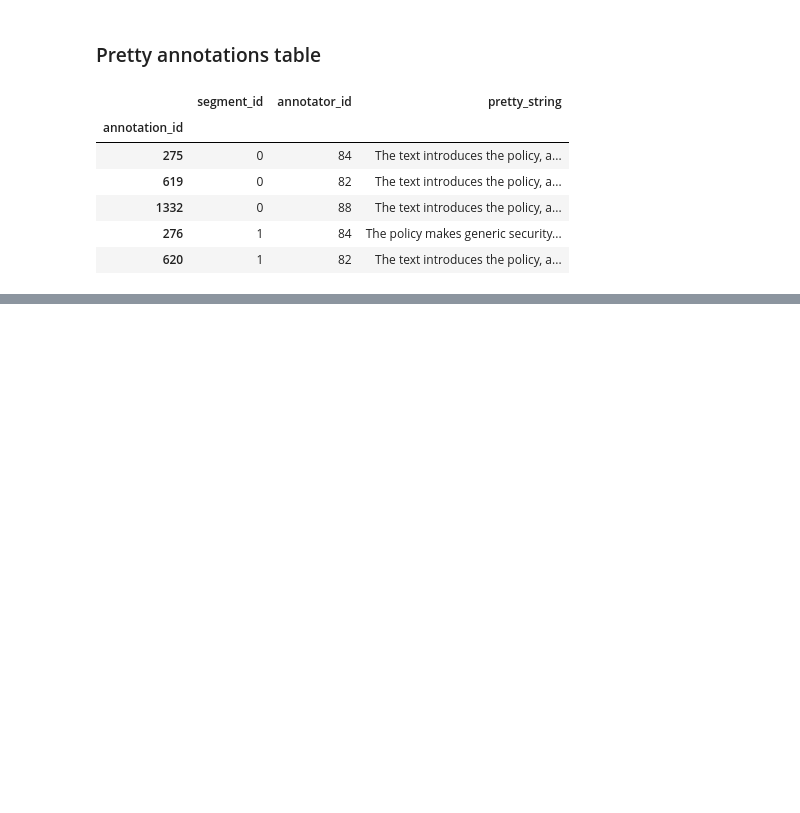
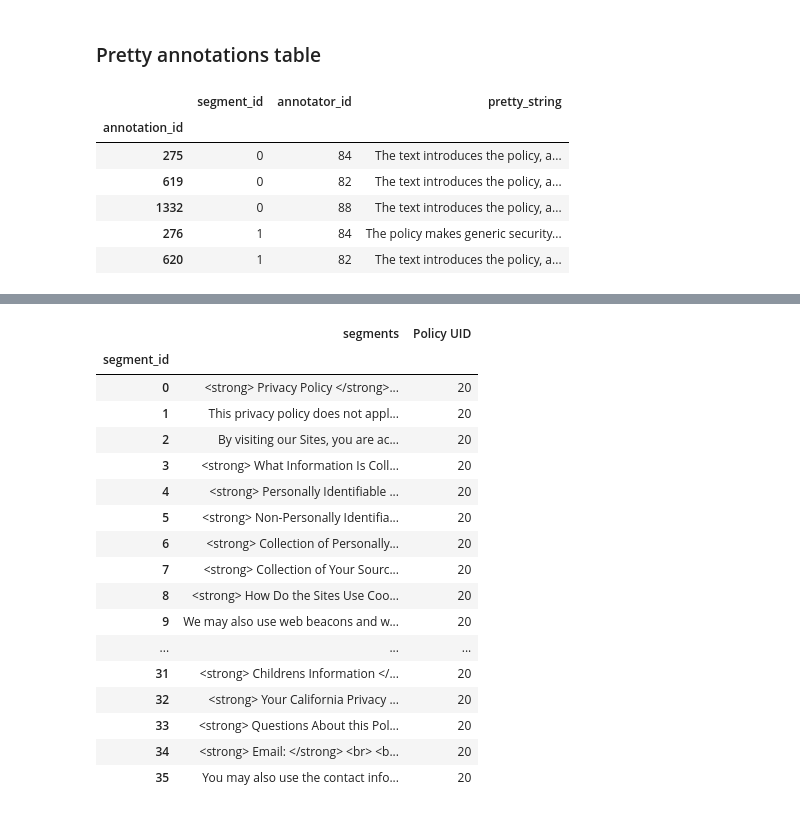
Before and after one commit to pmayostendorp/beforeiaccept, a Jupyter notebook: scripts/Loading and Persisting Dataset.ipynb, the cells around one changed output, grey strips where cells are left out. Drawn from its saved outputs; the diff is of its cells as text; code cells hidden in the pictures; blank space fills up the shorter version.

```diff
--- a/scripts/Loading and Persisting Dataset.ipynb
+++ b/scripts/Loading and Persisting Dataset.ipynb
@@ -379,0 +389,4 @@ pretty.to_sql('pretty_strings', engine, if_exists='replace')
+# %%
+#First grab policy text from the sites table to parse down
+policies = pd.DataFrame(sites['policy_text'])
+policies.head()
@@ -379,0 +401,27 @@ pretty.to_sql('pretty_strings', engine, if_exists='replace')
+# %%
+#For each policy, create a dataframe of segments with unique segment index
+dfs = []
+for i in range(0,policies.shape[0]):
+    tmp = pd.DataFrame(policies['policy_text'].iloc[i].split('|||'),columns=['segments'])
+    tmp['Policy UID'] = policies.index.values[i]
+    tmp.index.name = 'segment_id'
+    dfs.append(tmp)
+# %% [output]
+|  | segments | Policy UID |
+| segment_id |  |  |
+| 0 | <strong> Privacy Policy </strong>... | 20 |
+| 1 | This privacy policy does not appl... | 20 |
+| 2 | By visiting our Sites, you are ac... | 20 |
+| 3 | <strong> What Information Is Coll... | 20 |
+| 4 | <strong> Personally Identifiable ... | 20 |
+| 5 | <strong> Non-Personally Identifia... | 20 |
+| 6 | <strong> Collection of Personally... | 20 |
+| 7 | <strong> Collection of Your Sourc... | 20 |
+| 8 | <strong> How Do the Sites Use Coo... | 20 |
+| 9 | We may also use web beacons and w... | 20 |
+| ... | ... | ... |
+| 31 | <strong> Childrens Information </... | 20 |
+| 32 | <strong> Your California Privacy ... | 20 |
+| 33 | <strong> Questions About this Pol... | 20 |
+| 34 | <strong> Email: </strong> <br> <b... | 20 |
+| 35 | You may also use the contact info... | 20 |
```
Also changed, not shown: parts of 10 cells of this notebook.
